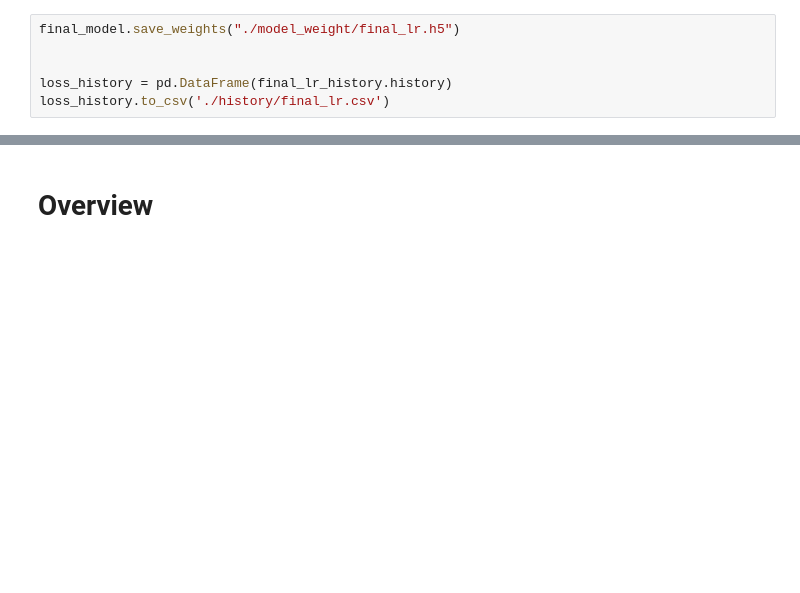
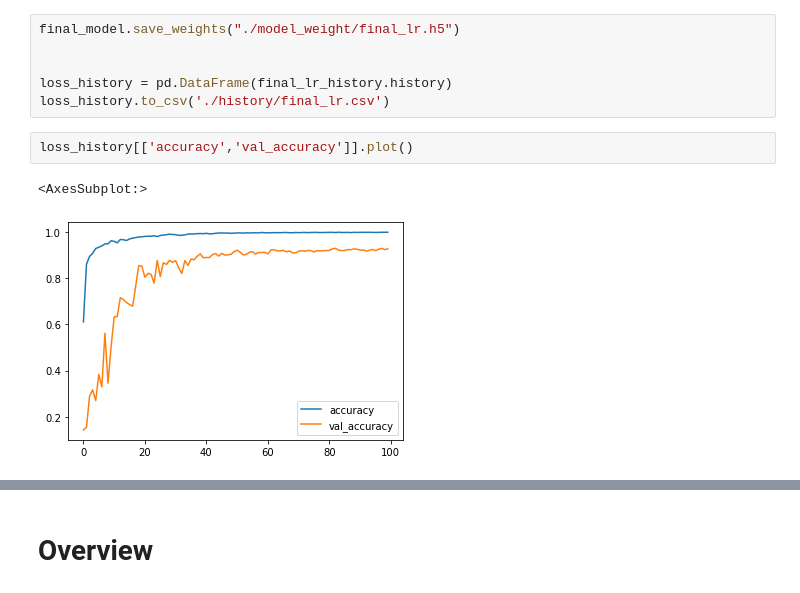
Before and after one commit to bochendong/few_shot_classification, a Jupyter notebook: code/model.ipynb, the cells around one changed output, grey strips where cells are left out. Saved outputs shown, nothing was run; the diff lists cells and outputs as text; blank space fills up the shorter version.

```diff
--- a/code/model.ipynb
+++ b/code/model.ipynb
@@ -787,3 +787,8 @@ final_model.save_weights("./model_weight/final_lr.h5")
 
 loss_history = pd.DataFrame(final_lr_history.history)
 loss_history.to_csv('./history/final_lr.csv')
+# %%
+loss_history[['accuracy','val_accuracy']].plot()
+# %% [output]
+<AxesSubplot:>
+[figure, added]
```
Also changed, not shown: parts of 1 cell of this notebook.
